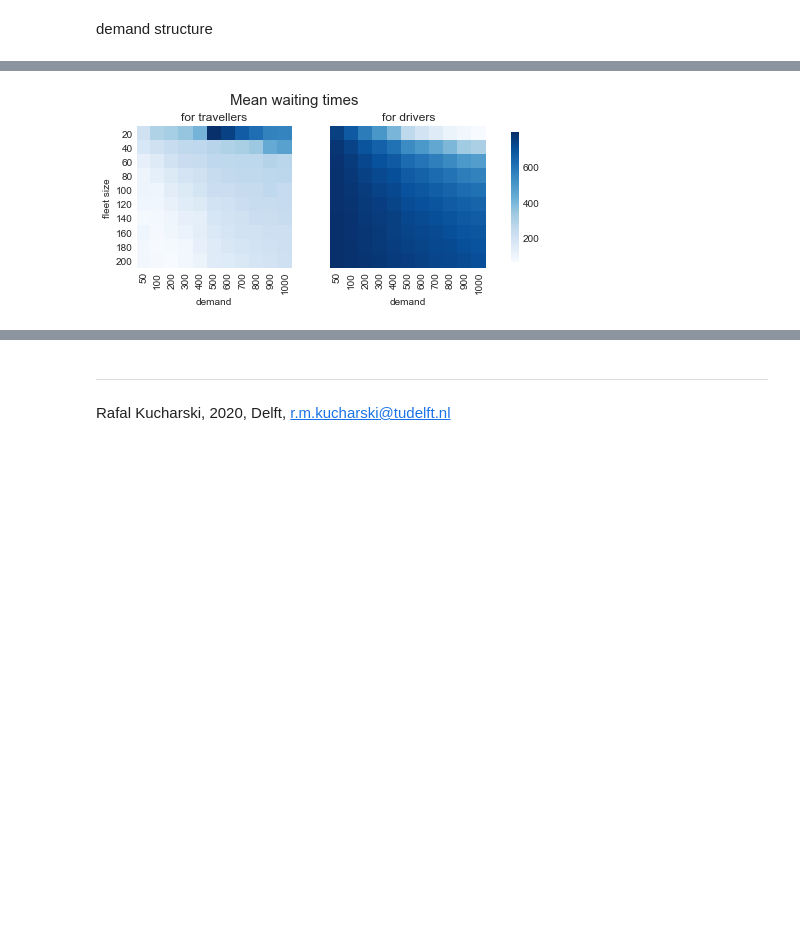
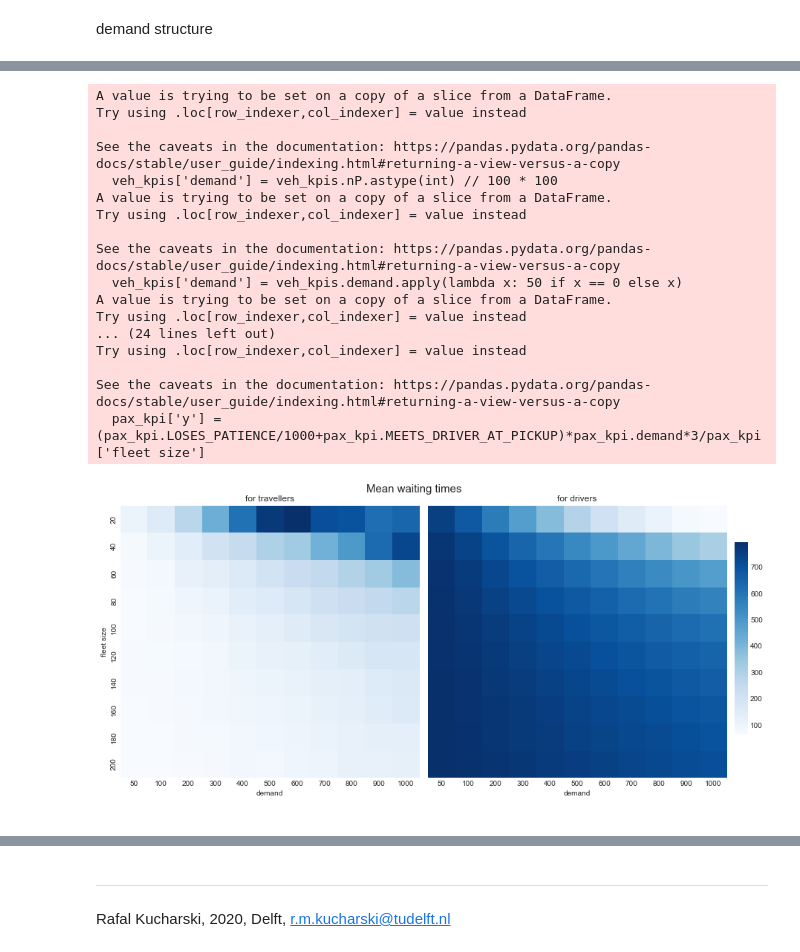
Before and after one commit to RafalKucharskiPK/MaaSSim, a Jupyter notebook: docs/Experiments/E_02_Supply_Demand.ipynb, the cells around one changed output, grey strips where cells are left out. Cells and saved outputs as stored; diff of their text form; code cells hidden in the pictures; blank space fills up the shorter version.

```diff
--- a/docs/Experiments/E_02_Supply_Demand.ipynb
+++ b/docs/Experiments/E_02_Supply_Demand.ipynb
@@ -77,37 +113,56 @@ plt.style.use('seaborn-whitegrid')
 font = {'size'   : 10}
 
 plt.rc('font', **font)
-fig, axes = plt.subplots(1,2, figsize = (6,3), sharey = True, sharex = True)
+fig, axes = plt.subplots(1,2, figsize = (12,6), sharey = True, sharex = True)
 axes = axes.flatten()
 veh_kpis = res.veh_kpi
 veh_kpis = veh_kpis[veh_kpis['Unnamed: 0']== 'mean']
 veh_kpis['demand'] = veh_kpis.nP.astype(int) // 100 * 100
 veh_kpis['demand'] = veh_kpis.demand.apply(lambda x: 50 if x == 0 else x)
 veh_kpis['fleet size'] = veh_kpis.nV.astype(int)
 veh_kpis['y'] = 800-veh_kpis.IS_ACCEPTED_BY_TRAVELLER
 veh_kpis = veh_kpis.groupby(['fleet size','demand'])['y'].mean().unstack()
 #veh_kpis= veh_kpis.pivot(index = 'supply', columns = 'demand', values = 'y')
 cbar_ax = fig.add_axes([1.0, .2, .02, .6])
 sns.heatmap(veh_kpis, cmap="Blues", ax = axes[1], square = True, cbar = True, cbar_ax = cbar_ax)
 pax_kpi = res.pax_kpi
 pax_kpi = pax_kpi[pax_kpi['Unnamed: 0']== 'mean']
 pax_kpi['demand'] = pax_kpi.nP.astype(int) // 100 * 100
 pax_kpi['demand'] = pax_kpi.demand.apply(lambda x: 50 if x == 0 else x)
 pax_kpi['fleet size'] = pax_kpi.nV.astype(int)
-pax_kpi['y'] = pax_kpi.LOSES_PATIENCE/10+pax_kpi.MEETS_DRIVER_AT_PICKUP
+pax_kpi['y'] = (pax_kpi.LOSES_PATIENCE/1000+pax_kpi.MEETS_DRIVER_AT_PICKUP)*pax_kpi.demand*3/pax_kpi['fleet size']
 pax_kpi = pax_kpi.groupby(['fleet size','demand'])['y'].mean().unstack()
 #pax_kpi= pax_kpi.pivot(index = 'supply', columns = 'demand', values = 'y')
+handles, labels = axes[1].get_legend_handles_labels()
+lgd = axes[1].legend(handles, labels, loc='upper center', bbox_to_anchor=(0.5,-0.1))
 
 sns.heatmap(pax_kpi, cmap="Blues", ax = axes[0], square = True, cbar = False)
 pax_kpi.round(-1).astype(int)
 plt.suptitle('Mean waiting times',  fontsize = 15)
 axes[1].set_title('for drivers')
 axes[1].set_ylabel('')
 axes[0].set_title('for travellers')
 plt.tight_layout()
-plt.savefig('e2.png')
+plt.savefig('fig5.tif', dpi = 300, bbox_extra_artists=(lgd,lgd), bbox_inches='tight')
 # %% [output]
+A value is trying to be set on a copy of a slice from a DataFrame.
+Try using .loc[row_indexer,col_indexer] = value instead
+
+See the caveats in the documentation: https://pandas.pydata.org/pandas-docs/stable/user_guide/indexing.html#returning-a-view-versus-a-copy
+  veh_kpis['demand'] = veh_kpis.nP.astype(int) // 100 * 100
+A value is trying to be set on a copy of a slice from a DataFrame.
+Try using .loc[row_indexer,col_indexer] = value instead
+
+See the caveats in the documentation: https://pandas.pydata.org/pandas-docs/stable/user_guide/indexing.html#returning-a-view-versus-a-copy
+  veh_kpis['demand'] = veh_kpis.demand.apply(lambda x: 50 if x == 0 else x)
+A value is trying to be set on a copy of a slice from a DataFrame.
+Try using .loc[row_indexer,col_indexer] = value instead
+... (24 lines left out)
+Try using .loc[row_indexer,col_indexer] = value instead
+
+See the caveats in the documentation: https://pandas.pydata.org/pandas-docs/stable/user_guide/indexing.html#returning-a-view-versus-a-copy
+  pax_kpi['y'] = (pax_kpi.LOSES_PATIENCE/1000+pax_kpi.MEETS_DRIVER_AT_PICKUP)*pax_kpi.demand*3/pax_kpi['fleet size']
-[figure, old version]
+[figure, new version]
 # %%
 veh_kpis = res.veh_kpi
 veh_kpis = veh_kpis[veh_kpis['Unnamed: 0']== 'mean']
```
Also changed, not shown: parts of 4 cells of this notebook, 21 other files.
